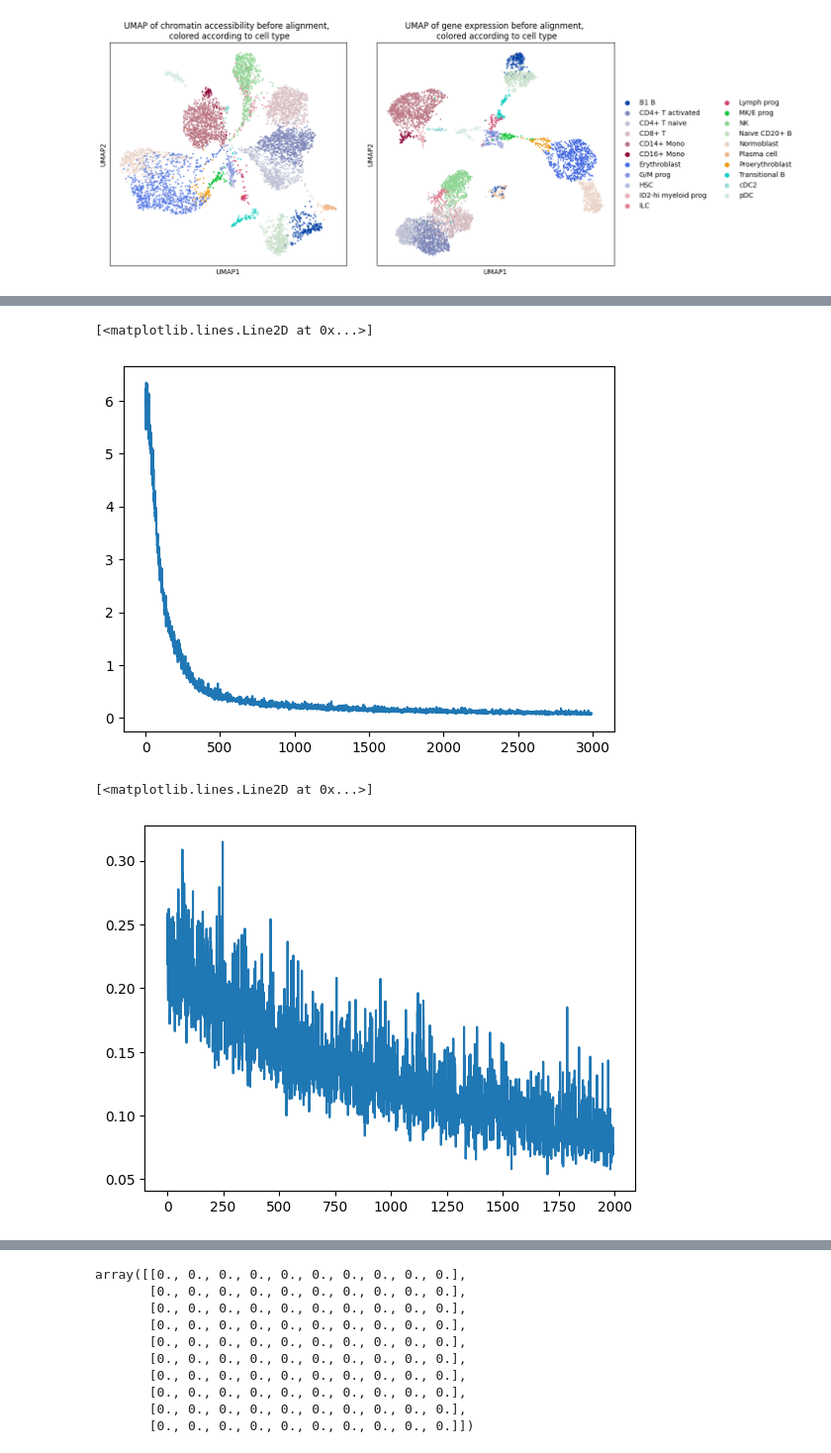
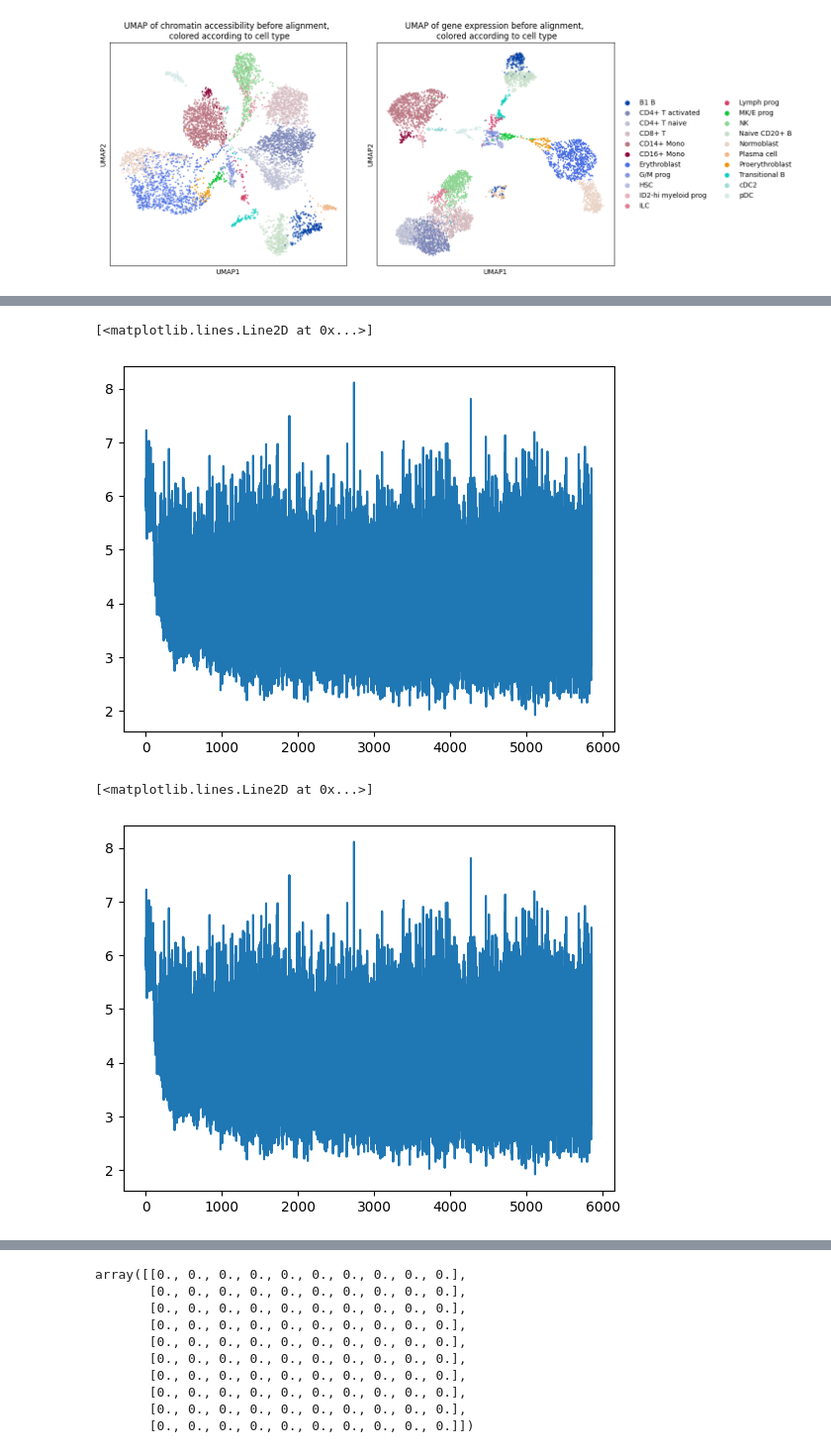
Before and after one commit to MUCDK/genot, a Jupyter notebook: notebooks_gen_model/modality_translation_GW/single_cell_GW.ipynb, the cells around one changed output, grey strips where cells are left out. Shown at 99% size. Saved outputs shown, nothing was run; the diff lists cells and outputs as text; code cells hidden in the pictures.

Commit message:
new model working but too low variance, next step: sample multiple values per source

```diff
--- a/notebooks_gen_model/modality_translation_GW/single_cell_GW.ipynb
+++ b/notebooks_gen_model/modality_translation_GW/single_cell_GW.ipynb
@@ -56,11 +58,11 @@ source_red = sc.pp.pca(source, n_comps=10)
 target_red = sc.pp.pca(target, n_comps=10)
 # %%
 neural_net = MLP_no_noise(10, [128,128,128,128])
-bridge_net = Bridge_MLP(10, 32, 32)
+bridge_net = Bridge_MLP(10, 64, 64)
 solver = ott.solvers.quadratic.gromov_wasserstein.GromovWasserstein(epsilon=1e-3)
 #cosine_decay_scheduler = optax.cosine_decay_schedule(1e-4, decay_steps=2e5, alpha=0.95)
 #optimizer = optax.adamw(learning_rate=cosine_decay_scheduler)
-otfm = OTFlowMatching(neural_net, bridge_net, input_dim=10, output_dim=10, iterations=10_000, ot_solver=solver)
+otfm = OTFlowMatching(neural_net, bridge_net, input_dim=10, output_dim=10, iterations=10_000, ot_solver=solver, n_samples=800)
 # %%
 otfm(source_red, target_red, 800, 800)
 # %% [output]
@@ -71,12 +73,12 @@ KeyboardInterrupt:
 plt.plot(np.arange(len(otfm.metrics["loss"])), otfm.metrics["loss"])
 # %% [output]
 [<matplotlib.lines.Line2D at 0x...>]
-[figure, old version]
+[figure, new version]
 # %%
-plt.plot(np.arange(len(otfm.metrics["loss"][1000:])), otfm.metrics["loss"][1000:])
+plt.plot(np.arange(len(otfm.metrics["loss"])), otfm.metrics["loss"])
 # %% [output]
 [<matplotlib.lines.Line2D at 0x...>]
-[figure, old version]
+[figure, new version]
 # %%
 gex_predicted,_ = otfm.transport(source_red, seed=0)
 # %%
```
Also changed, not shown: parts of 8 cells of this notebook, 3 other files.
